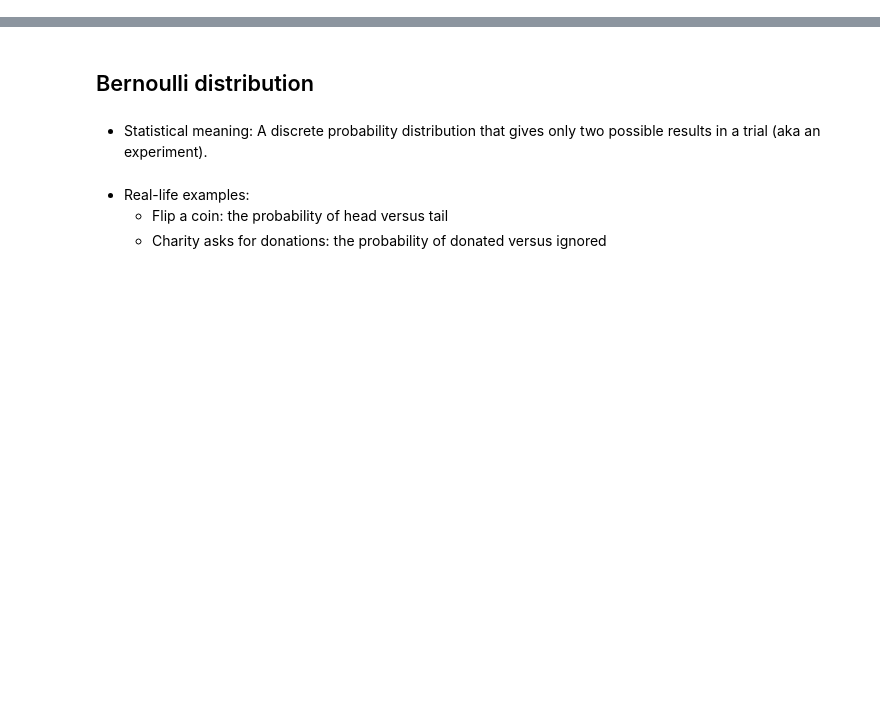
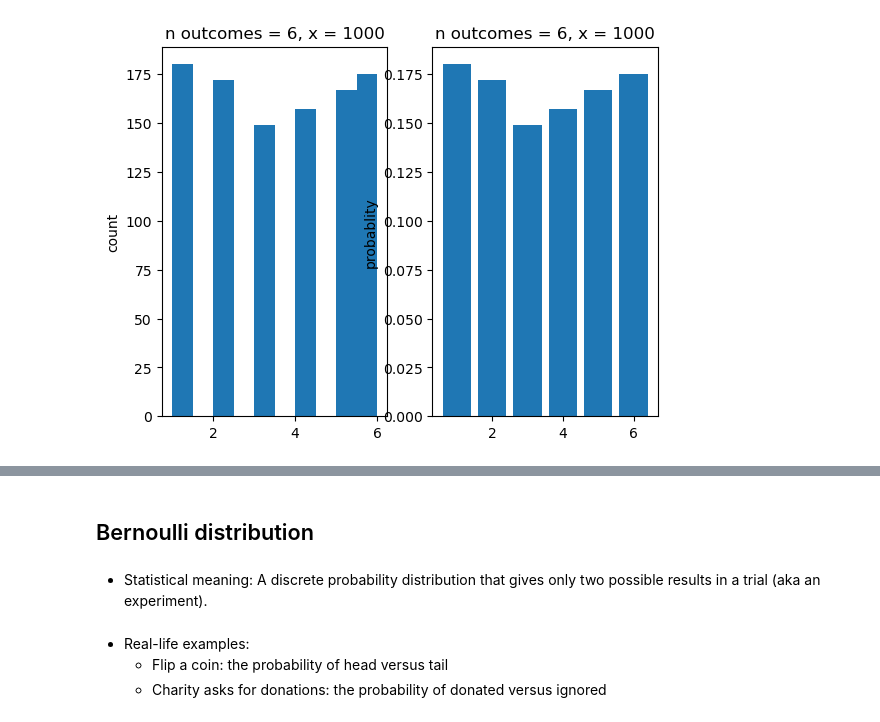
Before and after one commit to kellychin79/random_variate_generation, a Jupyter notebook: random_variate_generation.ipynb, the cells around one changed output, grey strips where cells are left out. Saved outputs shown, nothing was run; the diff lists cells and outputs as text; code cells hidden in the pictures; blank space fills up the shorter version.

```diff
--- a/random_variate_generation.ipynb
+++ b/random_variate_generation.ipynb
@@ -4,0 +74,7 @@ import math
+# %%
+# big sample size
+uniform_size = 1000
+
+uniform_rv_outputs = draw_uniform_rv(n=uniform_outcomes, x=uniform_size)
+# %% [output]
+[figure, added]
```
Also changed, not shown: parts of 33 cells of this notebook, 1 other file.
